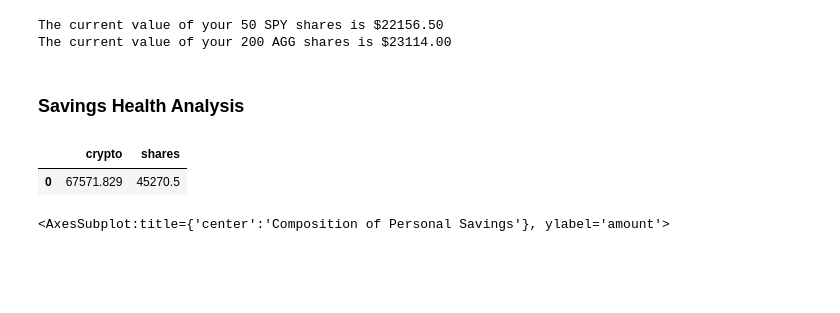
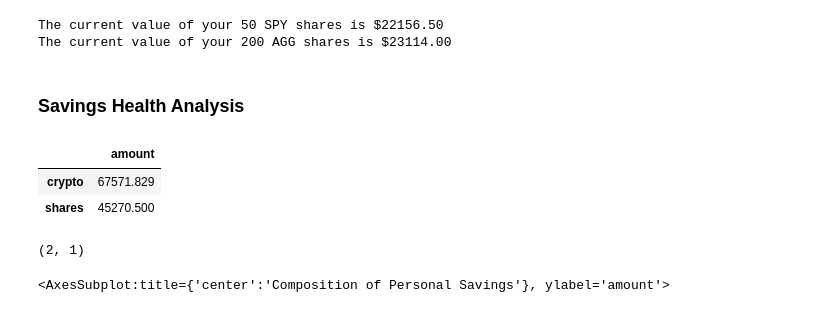
Before and after one commit to MatthewPuttroff/HWUnitFive, a Jupyter notebook: Instructions/Starter_Code/financial-planner.ipynb, the cells around one changed output. Drawn from its saved outputs; the diff is of its cells as text; code cells hidden in the pictures; blank space fills up the shorter version.

Commit message:
SavingsDFwithvaluesindex

```diff
--- a/Instructions/Starter_Code/financial-planner.ipynb
+++ b/Instructions/Starter_Code/financial-planner.ipynb
@@ -132,5 +130,3 @@ df_portfolio.head()
-# %%
-df_portfolio.index = df_portfolio.index.date
 # %%
 df_portfolio
 # %% [output]
@@ -182,25 +180,27 @@ The current value of your 200 AGG shares is $23114.00
 # %%
 # Set monthly household income
 monthly_income = 12000
 
 # Consolidate financial assets data
 crypto = (my_btc_value + my_eth_value)
 shares = (my_spy_value + my_agg_value)
-holdings = {
-    "crypto": [crypto],
-    "shares": [shares]
-}
+holdings = [crypto, shares]
 
 # Create savings DataFrame
-df_savings = pd.DataFrame(holdings)
+df_savings = pd.DataFrame(holdings, columns = ['amount'], index=["crypto", "shares"])
 #df_savings.rename(columns={'0': 'amount'}, inplace=True)
 
 # Display savings DataFrame
 display(df_savings)
 #display(holdings)
 # %% [output]
-|  | crypto | shares |
-| 0 | 67571.829 | 45270.5 |
+|  | amount |
+| crypto | 67571.829 |
+| shares | 45270.500 |
+# %%
+df_savings.shape
+# %% [output]
+(2, 1)
 # %%
 # Plot savings pie chart
 # YOUR CODE HERE!
```
Also changed, not shown: parts of 6 cells of this notebook.
